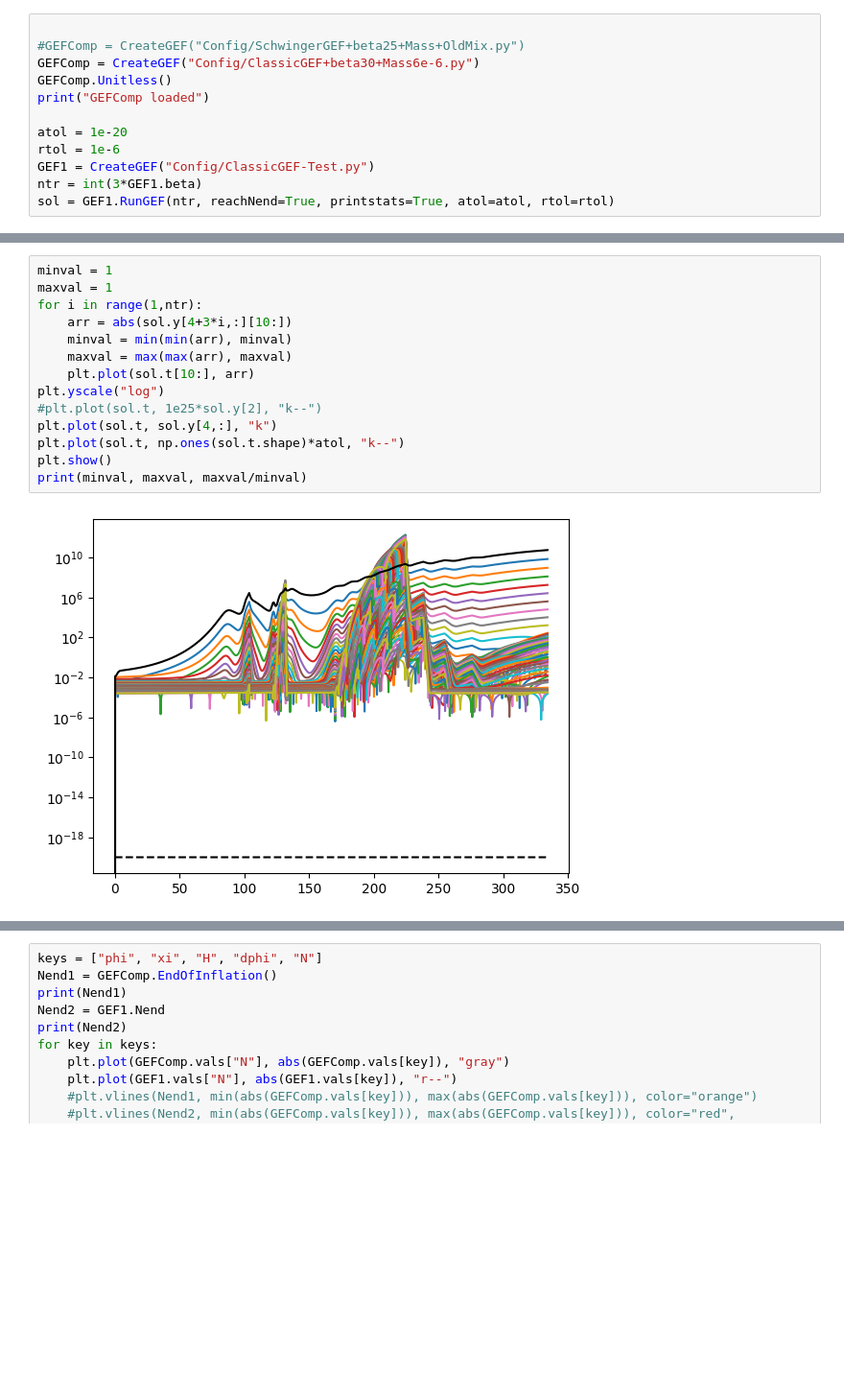
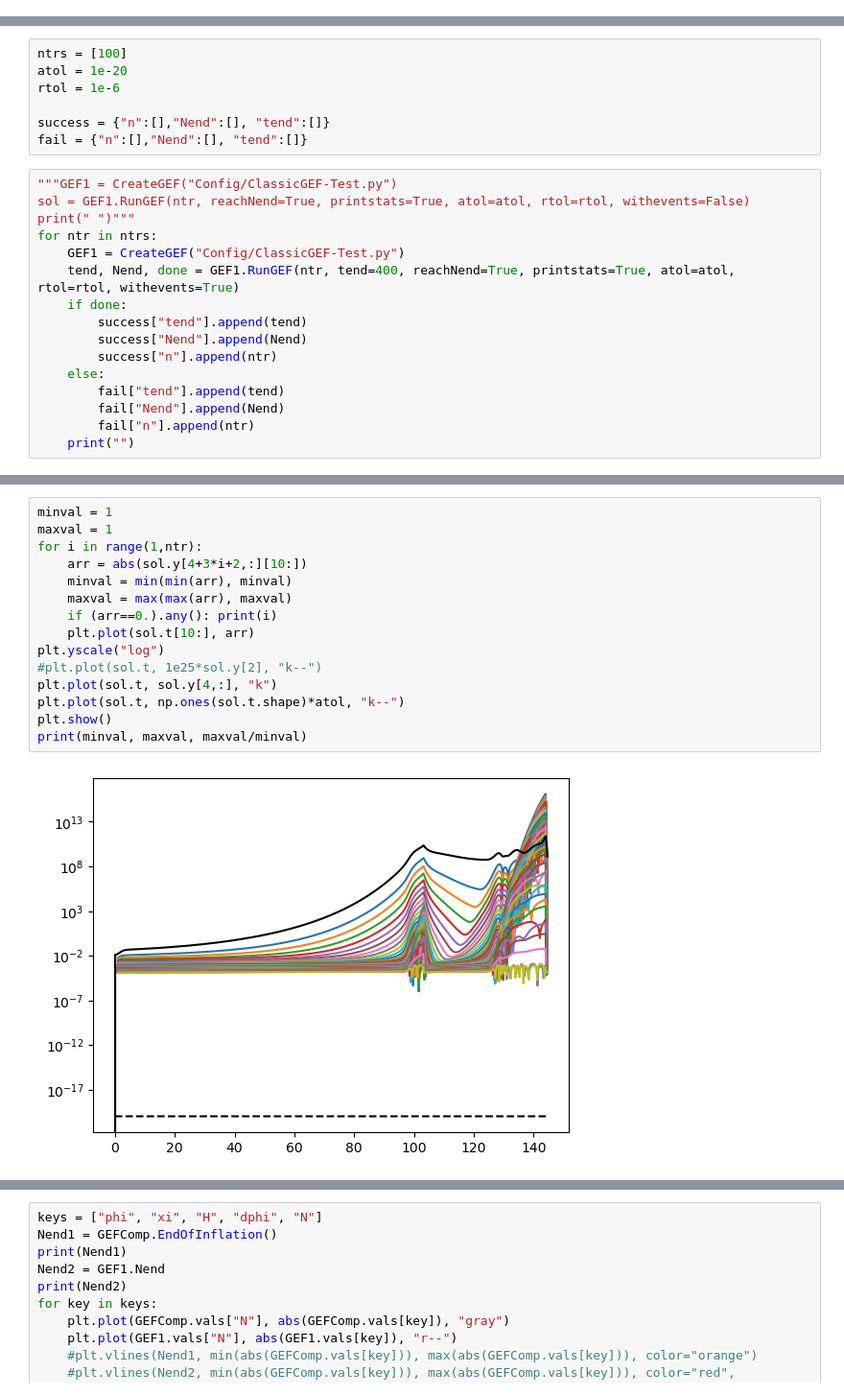
Before and after one commit to richard-von-eckardstein/GEFF, a Jupyter notebook: Testing.ipynb, the cells around one changed output, grey strips where cells are left out. Shown at 96% size. Saved outputs shown, nothing was run; the diff lists cells and outputs as text; blank space fills up the shorter version.

```diff
--- a/Testing.ipynb
+++ b/Testing.ipynb
@@ -5,13 +5 @@ import matplotlib.pyplot as plt
 import numpy as np
-# %%
-
-#GEFComp = CreateGEF("Config/SchwingerGEF+beta25+Mass+OldMix.py")
-GEFComp = CreateGEF("Config/ClassicGEF+beta30+Mass6e-6.py")
-GEFComp.Unitless()
-print("GEFComp loaded")
-
-atol = 1e-20
-rtol = 1e-6
-GEF1 = CreateGEF("Config/ClassicGEF-Test.py")
-ntr = int(3*GEF1.beta)
-sol = GEF1.RunGEF(ntr, reachNend=True, printstats=True, atol=atol, rtol=rtol)
@@ -53,0 +6,23 @@ GEF1.SaveData()
+# %%
+ntrs = [100]
+atol = 1e-20
+rtol = 1e-6
+
+success = {"n":[],"Nend":[], "tend":[]}
+fail = {"n":[],"Nend":[], "tend":[]}
+# %%
+"""GEF1 = CreateGEF("Config/ClassicGEF-Test.py")
+sol = GEF1.RunGEF(ntr, reachNend=True, printstats=True, atol=atol, rtol=rtol, withevents=False)
+print(" ")"""
+for ntr in ntrs:
+    GEF1 = CreateGEF("Config/ClassicGEF-Test.py")
+    tend, Nend, done = GEF1.RunGEF(ntr, tend=400, reachNend=True, printstats=True, atol=atol, rtol=rtol, withevents=True)
+    if done:
+        success["tend"].append(tend)
+        success["Nend"].append(Nend)
+        success["n"].append(ntr)
+    else:
+        fail["tend"].append(tend)
+        fail["Nend"].append(Nend)
+        fail["n"].append(ntr)
+    print("")
@@ -54,16 +63,17 @@ GEF1.SaveData()
 # %%
 minval = 1
 maxval = 1
 for i in range(1,ntr):
-    arr = abs(sol.y[4+3*i,:][10:])
+    arr = abs(sol.y[4+3*i+2,:][10:])
     minval = min(min(arr), minval)
     maxval = max(max(arr), maxval)
+    if (arr==0.).any(): print(i)
     plt.plot(sol.t[10:], arr)
 plt.yscale("log")
 #plt.plot(sol.t, 1e25*sol.y[2], "k--")
 plt.plot(sol.t, sol.y[4,:], "k")
 plt.plot(sol.t, np.ones(sol.t.shape)*atol, "k--")
 plt.show()
 print(minval, maxval, maxval/minval)
 # %% [output]
-[figure, old version]
+[figure, new version]
```
Also changed, not shown: parts of 9 cells of this notebook, 1 other file.
